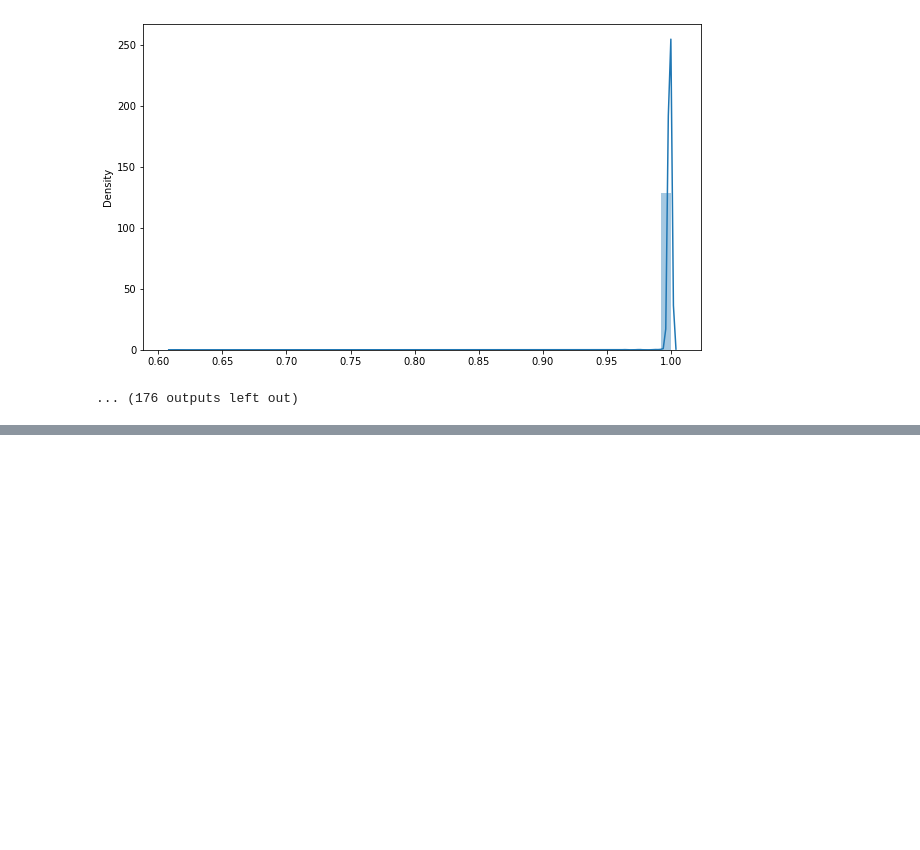
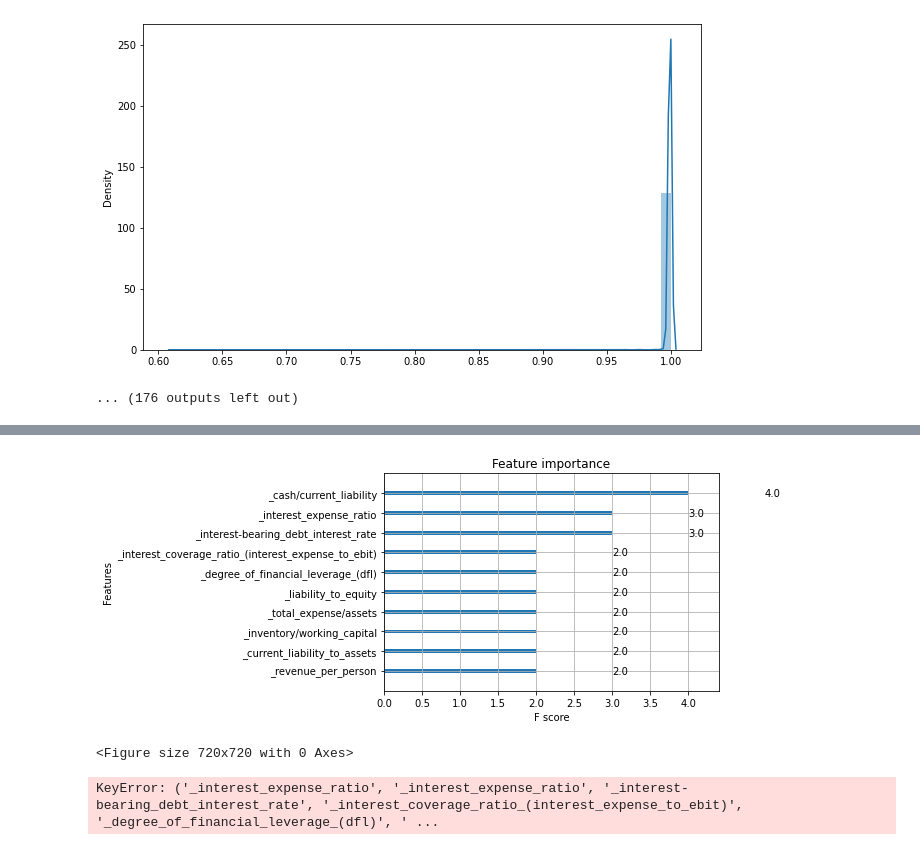
Before and after one commit to VictorPerezTolosa/IRONHACK-Kaggle-competition, a Jupyter notebook: Kaggle_competition_dirt.ipynb, the cells around one changed output, grey strips where cells are left out. Drawn from its saved outputs; the diff is of its cells as text; code cells hidden in the pictures; blank space fills up the shorter version.

```diff
--- a/Kaggle_competition_dirt.ipynb
+++ b/Kaggle_competition_dirt.ipynb
@@ -211,0 +316,30 @@ corr.style.background_gradient(cmap='coolwarm')
+# %%
+# Renaming variables for our inner peace
+
+X_train = train_X
+y_train = train_y
+X_test = test_X
+y_test = test_y
+X_validation = validation_X
+y_validation = validation_y
+# %%
+# import XGBClassifier
+from xgboost import XGBClassifier
+
+
+# declare parameters
+params = {
+            'objective':'binary:logistic',
+            'max_depth': 4,
+            'alpha': 10,
+            'learning_rate': 1.0,
+            'n_estimators':100
+        }
+
+
+# instantiate the classifier
+xgb_clf = XGBClassifier(**params)
+
+
+# fit the classifier to the training data
+xgb_clf.fit(X_train, y_train)
@@ -211,0 +419,22 @@ corr.style.background_gradient(cmap='coolwarm')
+# %%
+# Feature importance with XGBoost
+
+xgb.plot_importance(xgb_clf, max_num_features=10)
+plt.figure(figsize = (10, 10))
+plt.show()
+# %% [output]
+[figure, added]
+<Figure size 720x720 with 0 Axes>
+# %%
+# Select only the most important features
+
+important_features = X_train["_interest_expense_ratio","_interest_expense_ratio","_interest-bearing_debt_interest_rate",
+                             "_interest_coverage_ratio_(interest_expense_to_ebit)","_degree_of_financial_leverage_(dfl)",
+                              "_liability_to_equity","_total_expense/assets","_total_expense/assets",
+                              "_inventory/working_capital","_current_liability_to_assets","_revenue_per_person"]
+
+X_train = X_train[important_features]
+X_test = X_test[important_features]
+X_validation = X_validation[important_features]
+# %% [output]
+KeyError: ('_interest_expense_ratio', '_interest_expense_ratio', '_interest-bearing_debt_interest_rate', '_interest_coverage_ratio_(interest_expense_to_ebit)', '_degree_of_financial_leverage_(dfl)', ' ...
```
Also changed, not shown: parts of 20 cells of this notebook.
